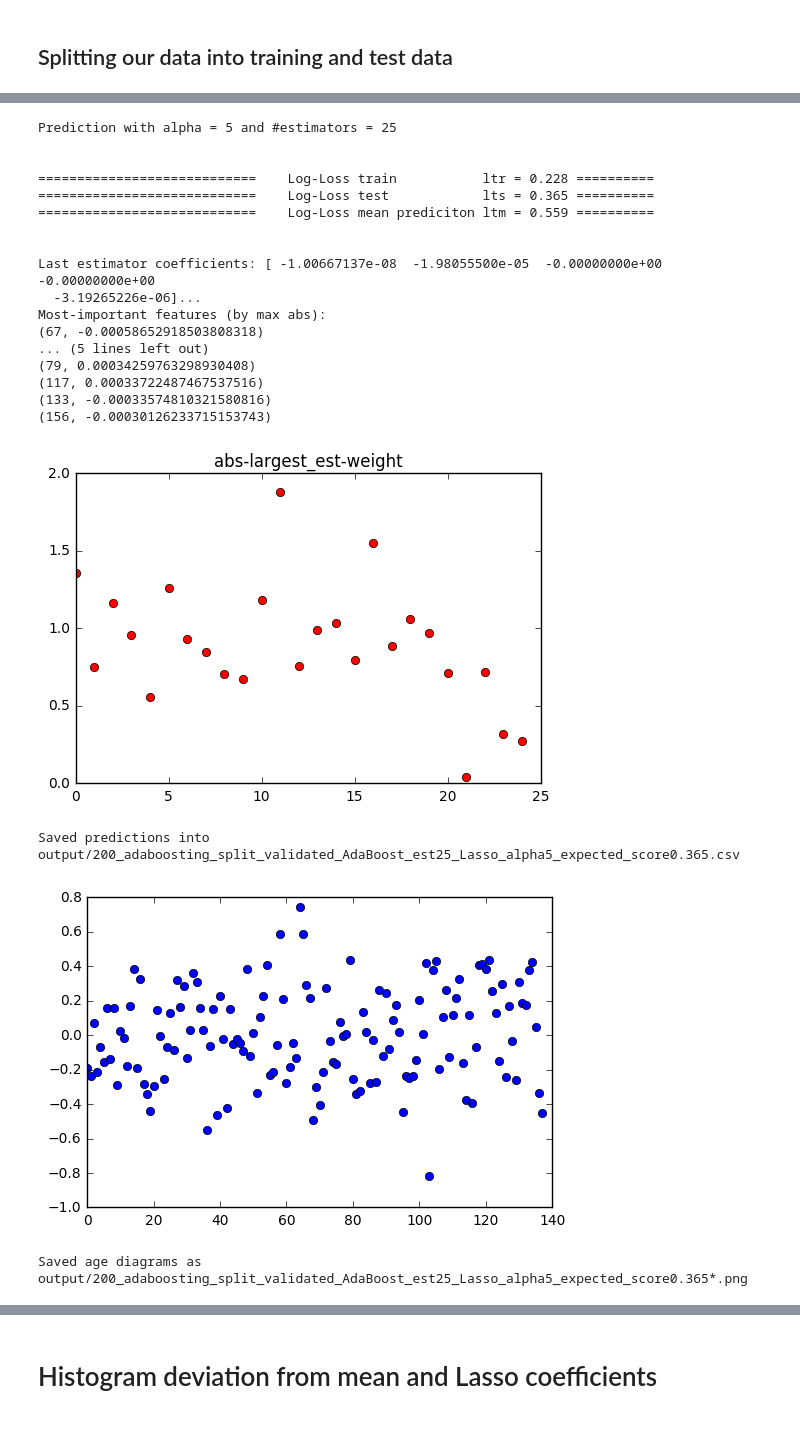
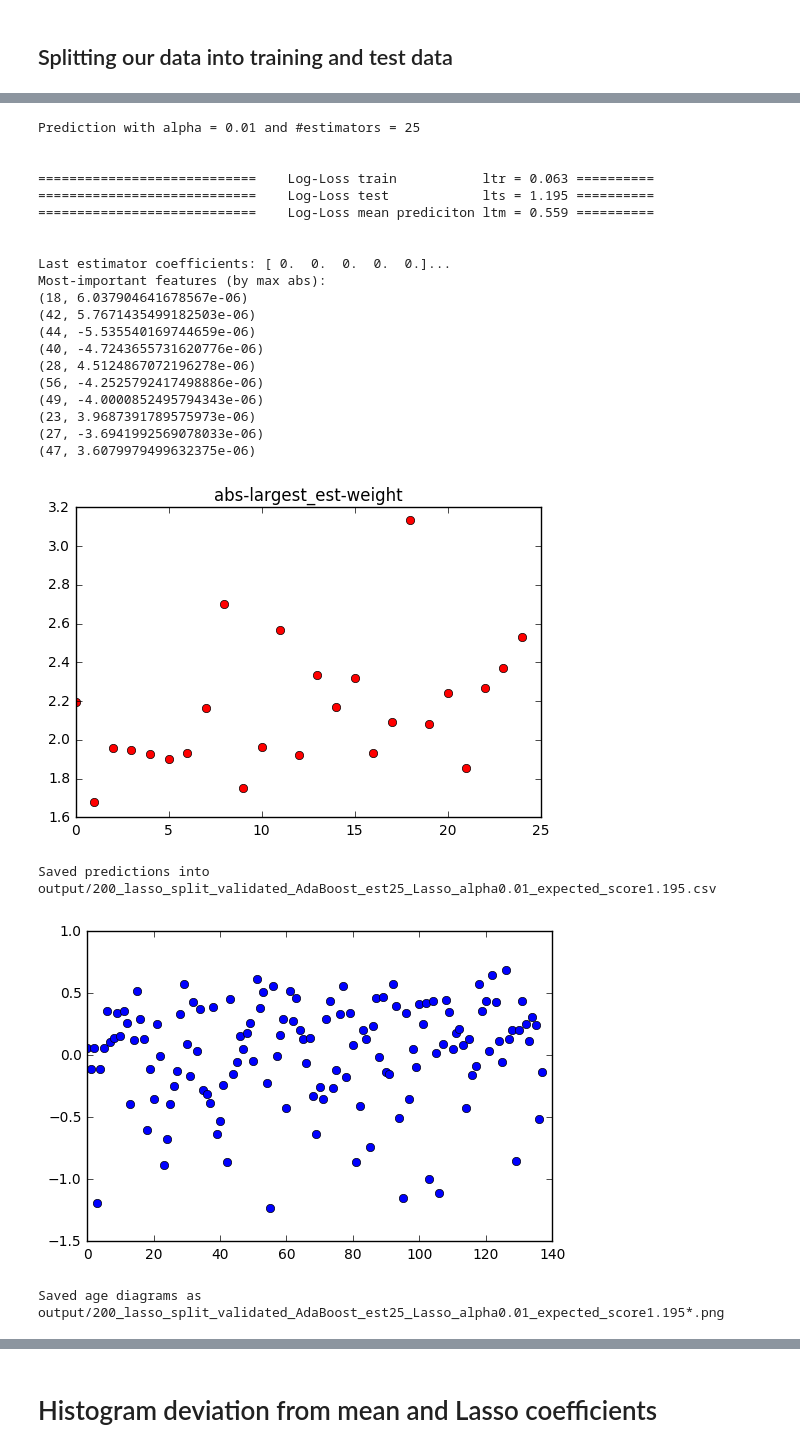
Before and after one commit to GollyTicker/orel-ml, a Jupyter notebook: validated-Statistics-Percentile-Hists.ipynb, the cells around one changed output, grey strips where cells are left out. Drawn from its saved outputs; the diff is of its cells as text; code cells hidden in the pictures.

```diff
--- a/validated-Statistics-Percentile-Hists.ipynb
+++ b/validated-Statistics-Percentile-Hists.ipynb
@@ -14,7 +14,9 @@ from mpl_toolkits.mplot3d import Axes3D
 from orelmisc import n_max,n_test_max,testpre,trainpre,saveCSV,y_org,shape_3d_org,mriX,mriY,mriZ
 from preprocess import flatten,flatten_each_sample,loadData,flatten_each_sample,precompute_and_save
 # %%
-prep = lambda i: i # int(i)
+prep = lambda i: i #(i if i < 0.8 else 1) # round up to 1 if > 0.8
+def prepPred(a):
+  return map(prep,a)
 cap = lambda p: min(1,max(0,p))
 def pred_to_rgb(p):
   p = cap(p)
@@ -49,26 +51,29 @@ x = None
 x_t = None
 # %%
 space = 200 # 200 # 50 is smooth, 200 is a bit more noisy
+nPercentiles = 20
+margAxis = "X"
+nMarginals = mriX # marginalize along x-axis
+bStat = 7
+bins = np.linspace(1,1900,space)
+sbins = bins[:-1]+(bins[1]-bins[0])/2.0#bins used to plot the data
+iMarginals = bStat + nPercentiles
+iHist = iMarginals + nMarginals
+ds = iHist + space-1 # sum,sum2,sum3,avg,var,mode, numper of percentiles and histogram
 
-name = "output/"+str(space)+"_adaboosting_split_validated"
+name = "output/"+str(space)+"_lasso_split_validated"
 #fname = "mean_std_hist120_scale1.npy"
 #fname = "mean_std_hist500_scale1.npy"
 fname = "statistics_diff_hist" + str(space) + ".npy"
 fnameMeanHist = "mean_hist" + str(space) + ".npy"
+fnameMeanMarginals = "mean_marginals_"+str(margAxis)+".npy"
 
-#xa = np.load(fname)
-#x = xa[0:n_max,:]
-#x_t = xa[n_max:,:]
-nPercentiles = 20
-nMarginals = mriX # marginalize along x-axis
-bStat = 7
-bins = np.linspace(1,1900,space)
-sbins = bins[:-1]+(bins[1]-bins[0])/2.0#bins used to plot the data
-iHist = bStat + nPercentiles + nMarginals
-ds = iHist + space-1 # sum,sum2,sum3,avg,var,mode, numper of percentiles and histogram
+xa = np.load(fname)
+x = xa[0:n_max,:]
+x_t = xa[n_max:,:]
 
 # plotting util
-def plot3D(matrix,age,health,save_as=None,small=True):
+def plot3D(matrix,age,health,save_as=None,small=True,showbins=sbins):
   plt.clf()
   fig = plt.figure()
   if small is not True:
@@ -76,8 +81,8 @@ def plot3D(matrix,age,health,save_as=None,small=True):
   ax = fig.gca(projection='3d')
   for i in range(0,len(matrix)):
       Z = matrix[i] # Nvoxels
-      Y = sbins# intensity
-      X = sbins*0+age[i] # age
+      Y = showbins# intensity
+      X = showbins*0+age[i] # age
       c = pred_to_rgb(health[i])
       ax.plot(X,Y,zs=Z,linewidth=0.3,color=c)
   ax.set_xlabel("age")
@@ -461,26 +470,29 @@ def savePrediction():
     savedFilename = saveCSV(map(cap,y_t_pp),prefix)
     print("Saved predictions into %s" % savedFilename)
 # %%
-doStuff(al=5,n_est=25,max_depth=2,msplit=70)
+doStuff(al=0.01,n_est=25,max_depth=2,msplit=70)
 # %% [output]
-Prediction with alpha = 5 and #estimators = 25
+Prediction with alpha = 0.01 and #estimators = 25
 
 
-============================    Log-Loss train           ltr = 0.228 ==========
-============================    Log-Loss test            lts = 0.365 ==========
+============================    Log-Loss train           ltr = 0.063 ==========
+============================    Log-Loss test            lts = 1.195 ==========
 ============================    Log-Loss mean prediciton ltm = 0.559 ==========
 
 
-Last estimator coefficients: [ -1.00667137e-08  -1.98055500e-05  -0.00000000e+00  -0.00000000e+00
-  -3.19265226e-06]...
+Last estimator coefficients: [ 0.  0.  0.  0.  0.]...
 Most-important features (by max abs):
-(67, -0.00058652918503808318)
-... (5 lines left out)
-(79, 0.00034259763298930408)
-(117, 0.00033722487467537516)
-(133, -0.00033574810321580816)
-(156, -0.00030126233715153743)
+(18, 6.037904641678567e-06)
+(42, 5.7671435499182503e-06)
+(44, -5.535540169744659e-06)
+(40, -4.7243655731620776e-06)
+(28, 4.5124867072196278e-06)
+(56, -4.2525792417498886e-06)
+(49, -4.0000852495794343e-06)
+(23, 3.9687391789575973e-06)
+(27, -3.6941992569078033e-06)
+(47, 3.6079979499632375e-06)
-[figure, old version]
+[figure, new version]
-Saved predictions into output/200_adaboosting_split_validated_AdaBoost_est25_Lasso_alpha5_expected_score0.365.csv
+Saved predictions into output/200_lasso_split_validated_AdaBoost_est25_Lasso_alpha0.01_expected_score1.195.csv
-[figure, old version]
+[figure, new version]
-Saved age diagrams as output/200_adaboosting_split_validated_AdaBoost_est25_Lasso_alpha5_expected_score0.365*.png
+Saved age diagrams as output/200_lasso_split_validated_AdaBoost_est25_Lasso_alpha0.01_expected_score1.195*.png
```
Also changed, not shown: parts of 8 cells of this notebook.
